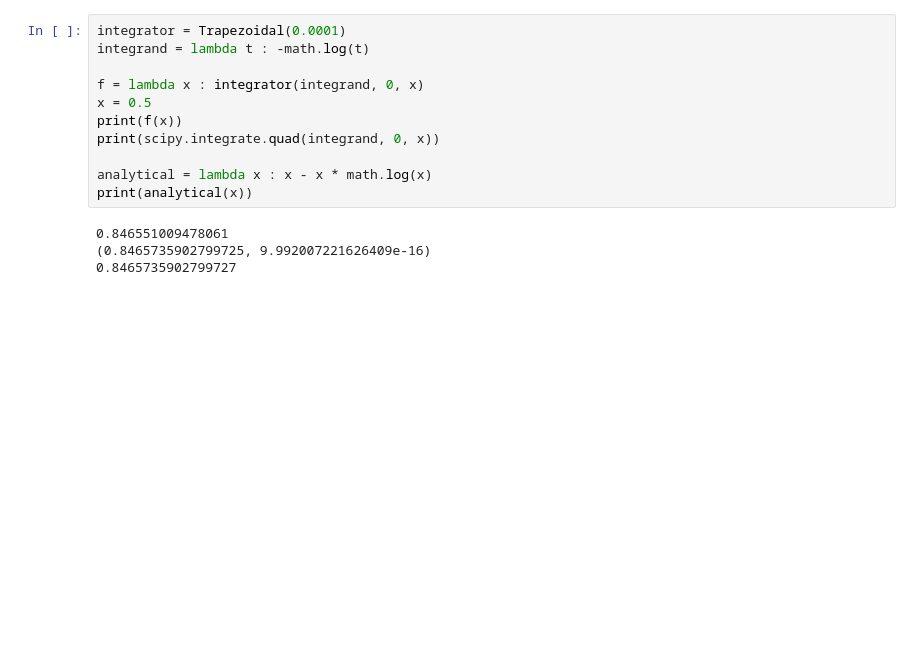
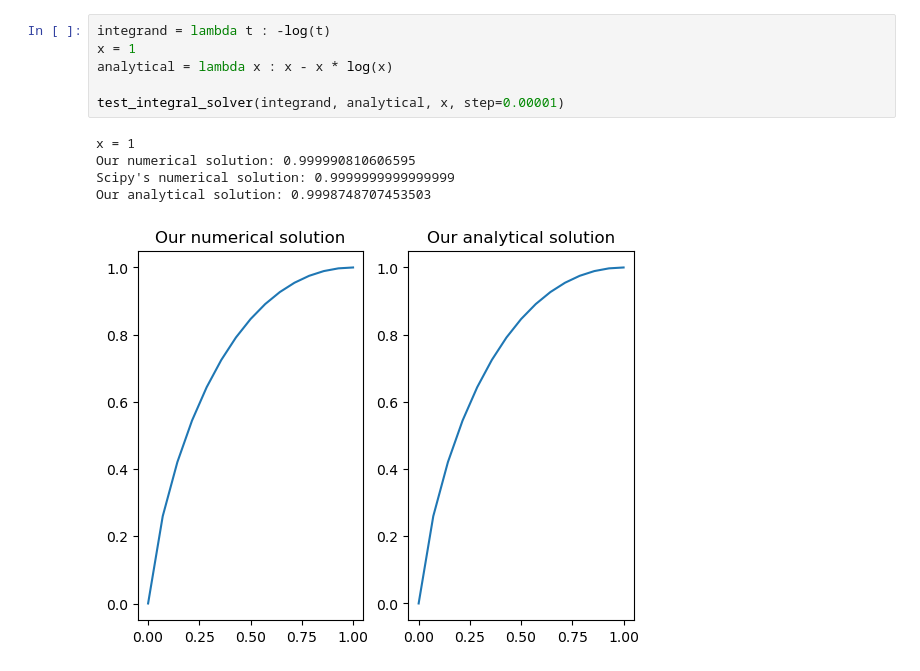
Before and after one commit to LukaD00/deFerMat, a Jupyter notebook: solutions.ipynb, the cells around one changed output. Cells and saved outputs as stored; diff of their text form; blank space fills up the shorter version.

```diff
--- a/solutions.ipynb
+++ b/solutions.ipynb
@@ -66,16 +64,13 @@ print(analytical(x) - analytical(0))
 # %%
-integrator = Trapezoidal(0.0001)
-integrand = lambda t : -math.log(t)
+integrand = lambda t : -log(t)
+x = 1
+analytical = lambda x : x - x * log(x)
 
-f = lambda x : integrator(integrand, 0, x)
-x = 0.5
-print(f(x))
-print(scipy.integrate.quad(integrand, 0, x))
-
-analytical = lambda x : x - x * math.log(x)
-print(analytical(x))
+test_integral_solver(integrand, analytical, x, step=0.00001)
 # %% [output]
-0.846551009478061
-(0.8465735902799725, 9.992007221626409e-16)
-0.8465735902799727
+x = 1
+Our numerical solution: 0.999990810606595
+Scipy's numerical solution: 0.9999999999999999
+Our analytical solution: 0.9998748707453503
+[figure, added]
 # %%
```
Also changed, not shown: parts of 8 cells of this notebook.
